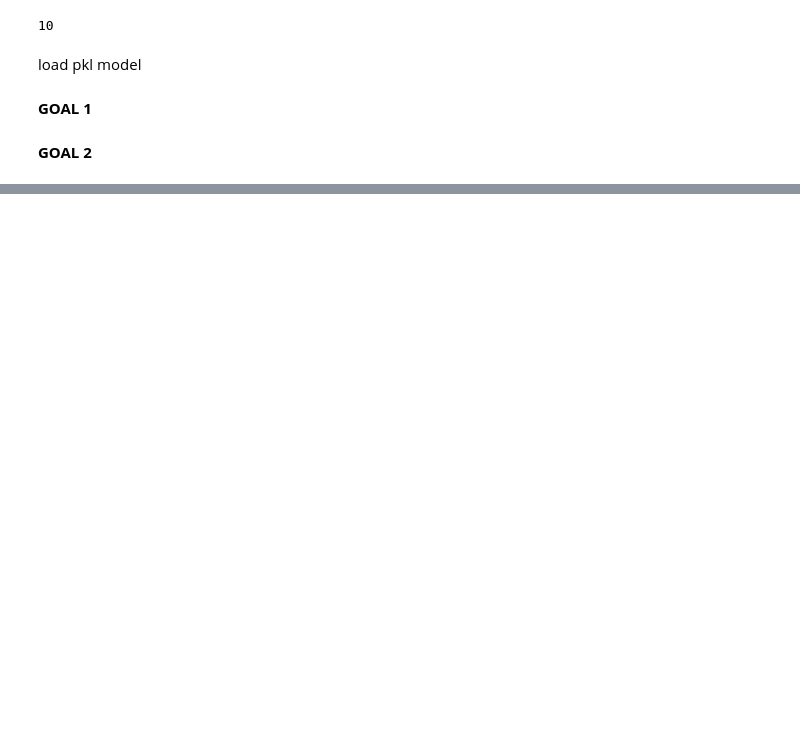
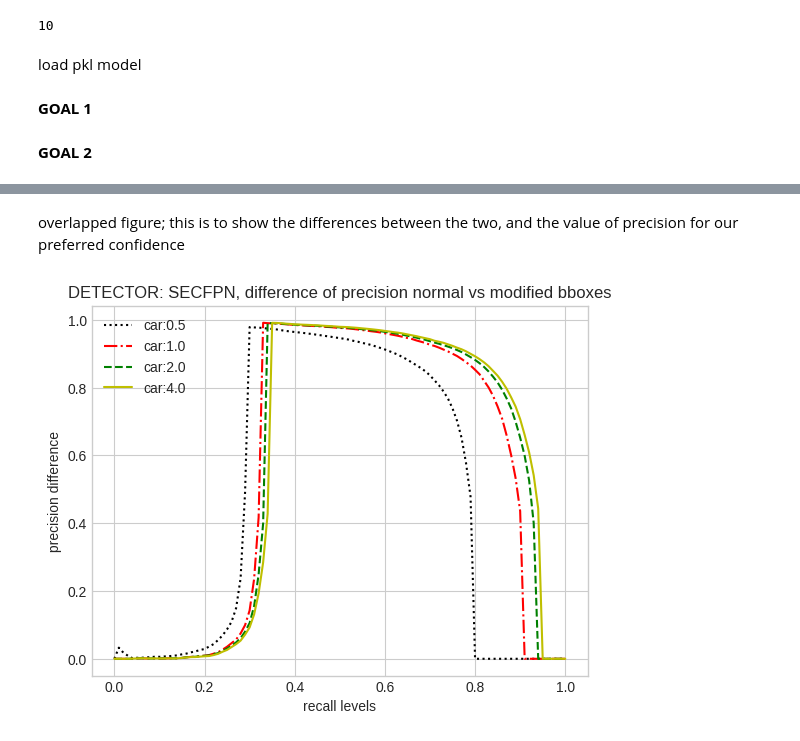
Before and after one commit to AndreaCecca/detectorAndTrajectory, a Jupyter notebook: GOAL1-GOAL2-data collection.ipynb, the cells around one changed output, grey strips where cells are left out. Drawn from its saved outputs; the diff is of its cells as text; code cells hidden in the pictures; blank space fills up the shorter version.

```diff
--- a/GOAL1-GOAL2-data collection.ipynb
+++ b/GOAL1-GOAL2-data collection.ipynb
@@ -779,0 +1096,30 @@ Just run everything with all the detectors, and move to the notebook that analyz
+# %% [markdown]
+overlapped figure; this is to show the differences between the two, and the value of precision for our preferred confidence
+# %%
+%matplotlib inline
+
+normal_precision, normal_recall, target_confidence=prc(normal_05, confidence_threshold)
+special_precision, special_recall, special_confidence=prc(special_05, confidence_threshold)
+
+normal_precision, normal_recall, target_confidence=prc(normal_1, confidence_threshold)
+special_precision, special_recall, special_confidence=prc(special_1, confidence_threshold)
+
+normal_precision, normal_recall, target_confidence=prc(normal_2, confidence_threshold)
+special_precision, special_recall, special_confidence=prc(special_2, confidence_threshold)
+
+normal_precision, normal_recall, target_confidence=prc(normal_4, confidence_threshold)
+special_precision, special_recall, special_confidence=prc(special_4, confidence_threshold)
+
+plt.plot(normal_05[0],np.asarray(normal_05[1])-np.asarray(special_05[1]), 'k', linestyle='dotted', label='car:0.5')
+plt.plot(normal_1[0],np.asarray(normal_1[1])-np.asarray(special_1[1]), 'r', linestyle='dashdot', label='car:1.0')
+plt.plot(normal_2[0],np.asarray(normal_2[1])-np.asarray(special_2[1]), 'g', linestyle='dashed', label='car:2.0')
+plt.plot(normal_4[0],np.asarray(normal_4[1])-np.asarray(special_4[1]), 'y', label='car:4.0')
+
+plt.xlabel("recall levels")
+plt.ylabel("precision difference")
+plt.title("DETECTOR: {}, difference of precision normal vs modified bboxes".format(DETECTOR, D, R, T))
+plt.legend()
+plt.savefig(save_in+'overlapped_figure.png')
+plt.show()
+# %% [output]
+[figure, added]
```
Also changed, not shown: parts of 21 cells of this notebook, 2 other files.
